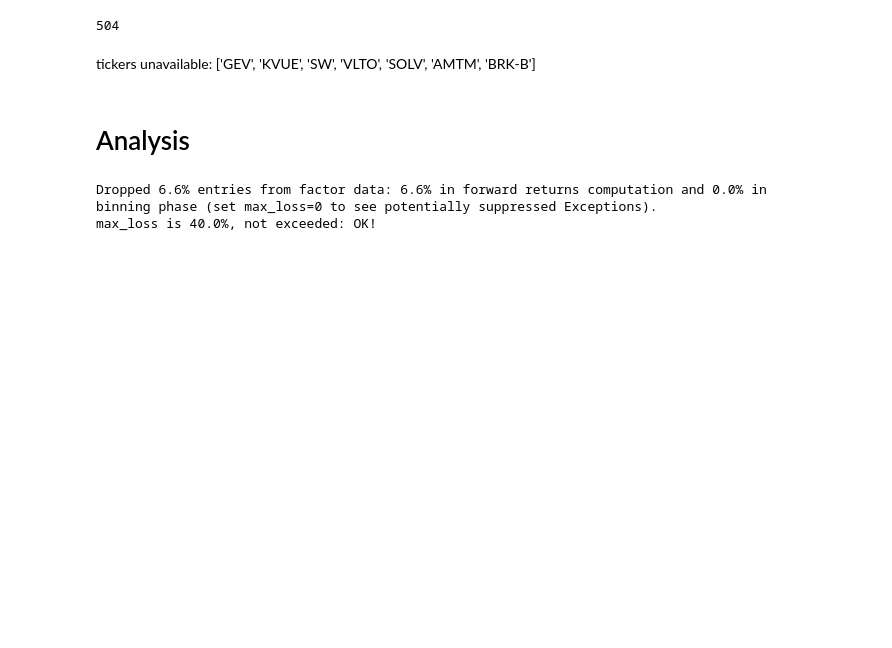
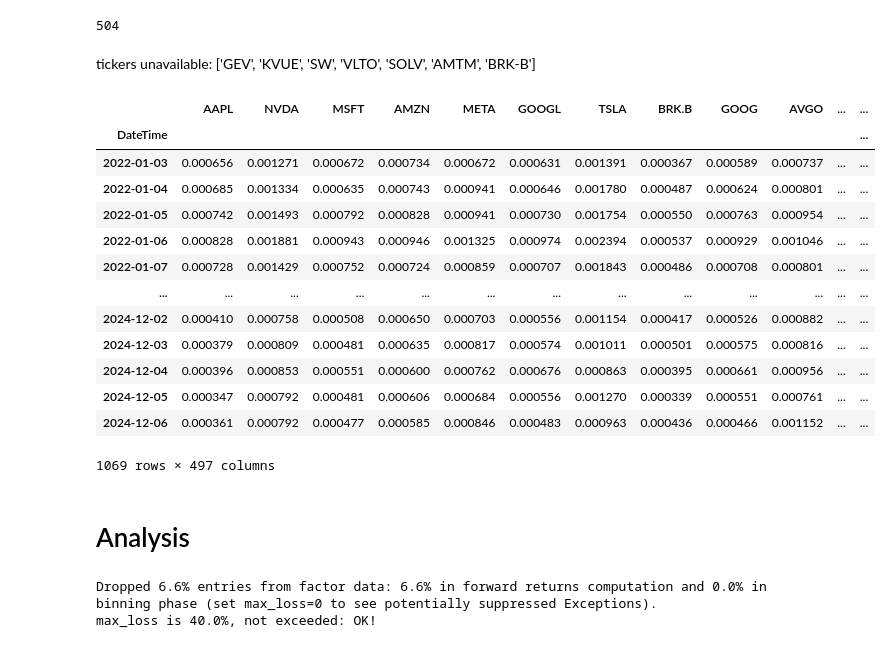
Before and after one commit to yeye-chen/MFIN7002_Group9_Factor_Investment, a Jupyter notebook: main.ipynb, the cells around one changed output. Drawn from its saved outputs; the diff is of its cells as text; code cells hidden in the pictures; blank space fills up the shorter version.

```diff
--- a/main.ipynb
+++ b/main.ipynb
@@ -59 +61,18 @@ close_data_prepared = close_data.ffill()
+# %%
+vol_daily
+# %% [output]
+|  | AAPL | NVDA | MSFT | AMZN | META | GOOGL | TSLA | BRK.B | GOOG | AVGO | ... | ... |
+| DateTime |  |  |  |  |  |  |  |  |  |  |  | ... |
+| 2022-01-03 | 0.000656 | 0.001271 | 0.000672 | 0.000734 | 0.000672 | 0.000631 | 0.001391 | 0.000367 | 0.000589 | 0.000737 | ... | ... |
+| 2022-01-04 | 0.000685 | 0.001334 | 0.000635 | 0.000743 | 0.000941 | 0.000646 | 0.001780 | 0.000487 | 0.000624 | 0.000801 | ... | ... |
+| 2022-01-05 | 0.000742 | 0.001493 | 0.000792 | 0.000828 | 0.000941 | 0.000730 | 0.001754 | 0.000550 | 0.000763 | 0.000954 | ... | ... |
+| 2022-01-06 | 0.000828 | 0.001881 | 0.000943 | 0.000946 | 0.001325 | 0.000974 | 0.002394 | 0.000537 | 0.000929 | 0.001046 | ... | ... |
+| 2022-01-07 | 0.000728 | 0.001429 | 0.000752 | 0.000724 | 0.000859 | 0.000707 | 0.001843 | 0.000486 | 0.000708 | 0.000801 | ... | ... |
+| ... | ... | ... | ... | ... | ... | ... | ... | ... | ... | ... | ... | ... |
+| 2024-12-02 | 0.000410 | 0.000758 | 0.000508 | 0.000650 | 0.000703 | 0.000556 | 0.001154 | 0.000417 | 0.000526 | 0.000882 | ... | ... |
+| 2024-12-03 | 0.000379 | 0.000809 | 0.000481 | 0.000635 | 0.000817 | 0.000574 | 0.001011 | 0.000501 | 0.000575 | 0.000816 | ... | ... |
+| 2024-12-04 | 0.000396 | 0.000853 | 0.000551 | 0.000600 | 0.000762 | 0.000676 | 0.000863 | 0.000395 | 0.000661 | 0.000956 | ... | ... |
+| 2024-12-05 | 0.000347 | 0.000792 | 0.000481 | 0.000606 | 0.000684 | 0.000556 | 0.001270 | 0.000339 | 0.000551 | 0.000761 | ... | ... |
+| 2024-12-06 | 0.000361 | 0.000792 | 0.000477 | 0.000585 | 0.000846 | 0.000483 | 0.000963 | 0.000436 | 0.000466 | 0.001152 | ... | ... |
+1069 rows × 497 columns
 # %%
```
Also changed, not shown: parts of 8 cells of this notebook, 1 other file.
